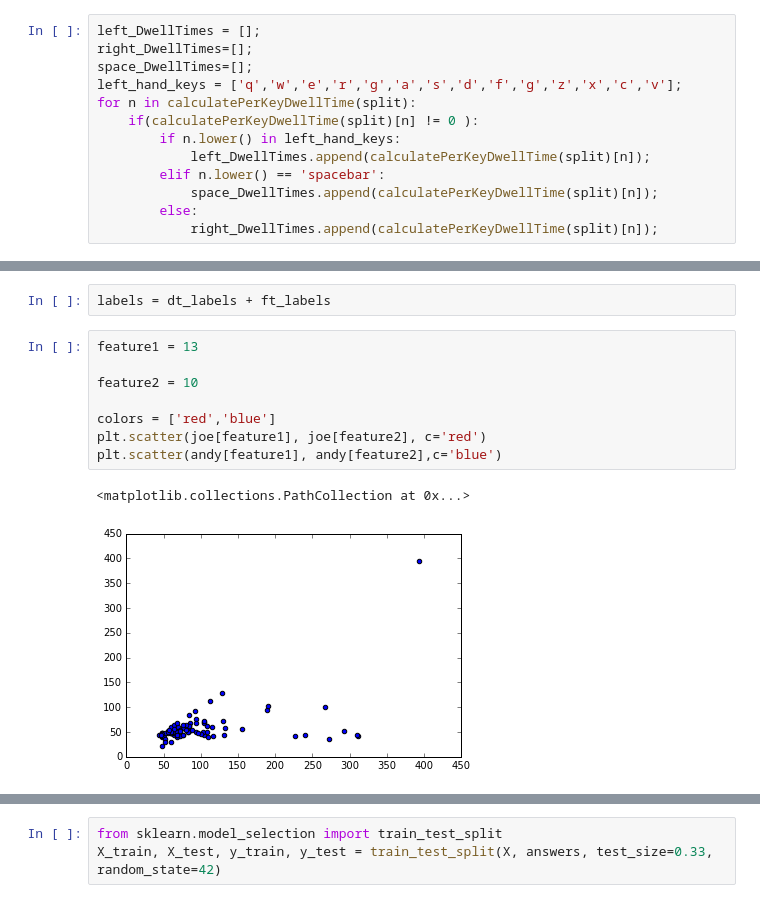
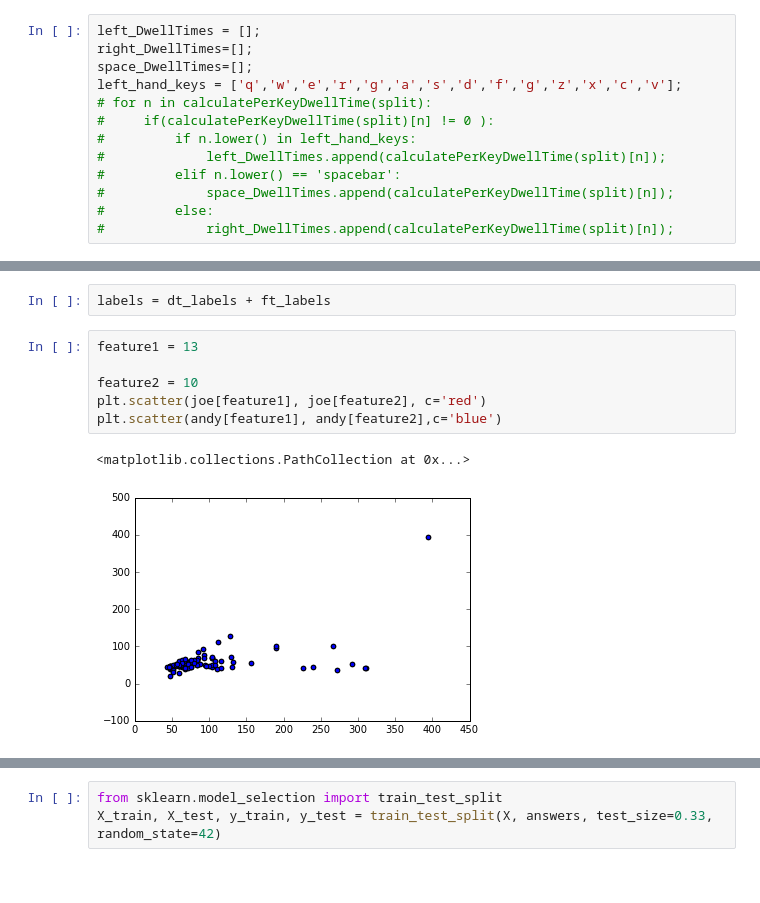
Before and after one commit to gw-cs-sd/sd-2017-covert-ops, a Jupyter notebook: joe/SD_33%_Demo.ipynb, the cells around one changed output, grey strips where cells are left out. Saved outputs shown, nothing was run; the diff lists cells and outputs as text.

```diff
--- a/joe/SD_33%_Demo.ipynb
+++ b/joe/SD_33%_Demo.ipynb
@@ -64,14 +64,14 @@ left_DwellTimes = [];
 right_DwellTimes=[];
 space_DwellTimes=[];
 left_hand_keys = ['q','w','e','r','g','a','s','d','f','g','z','x','c','v'];
-for n in calculatePerKeyDwellTime(split):
-    if(calculatePerKeyDwellTime(split)[n] != 0 ):
-        if n.lower() in left_hand_keys:
-            left_DwellTimes.append(calculatePerKeyDwellTime(split)[n]);
-        elif n.lower() == 'spacebar':
-            space_DwellTimes.append(calculatePerKeyDwellTime(split)[n]);
-        else:
-            right_DwellTimes.append(calculatePerKeyDwellTime(split)[n]);
+# for n in calculatePerKeyDwellTime(split):
+#     if(calculatePerKeyDwellTime(split)[n] != 0 ):
+#         if n.lower() in left_hand_keys:
+#             left_DwellTimes.append(calculatePerKeyDwellTime(split)[n]);
+#         elif n.lower() == 'spacebar':
+#             space_DwellTimes.append(calculatePerKeyDwellTime(split)[n]);
+#         else:
+#             right_DwellTimes.append(calculatePerKeyDwellTime(split)[n]);
 # %%
 right_DwellTimes
 space_DwellTimes
@@ -219,11 +202,9 @@ labels = dt_labels + ft_labels
 # %%
 feature1 = 13
 
 feature2 = 10
-
-colors = ['red','blue']
 plt.scatter(joe[feature1], joe[feature2], c='red')
 plt.scatter(andy[feature1], andy[feature2],c='blue')
 # %% [output]
 <matplotlib.collections.PathCollection at 0x...>
-[figure, old version]
+[figure, new version]
```
Also changed, not shown: parts of 5 cells of this notebook, 2 other files.
